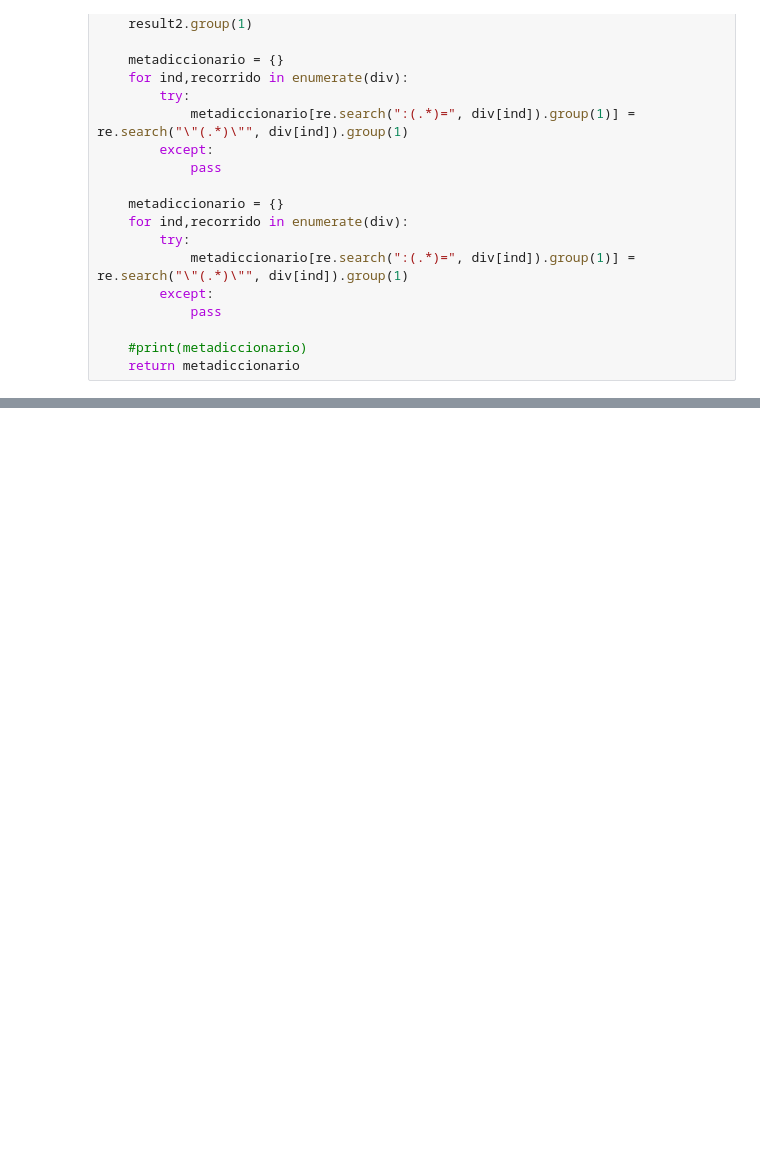
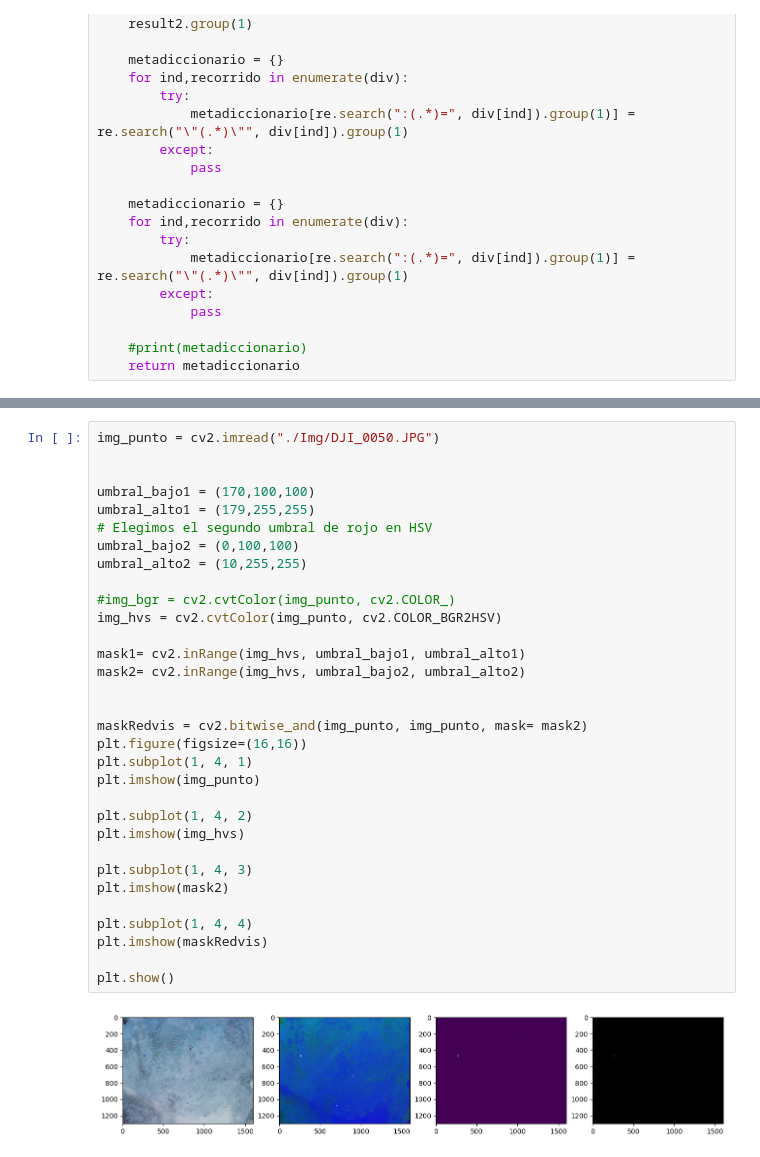
Before and after one commit to LuisGutierrez2203/RotarImagen, a Jupyter notebook: PuntoGps.ipynb, the cells around one changed output, grey strips where cells are left out. Cells and saved outputs as stored; diff of their text form; blank space fills up the shorter version.

```diff
--- a/PuntoGps.ipynb
+++ b/PuntoGps.ipynb
@@ -83,0 +84,34 @@ Latitud: 11.22621616, Longitud: -74.18506225
+# %%
+img_punto = cv2.imread("./Img/DJI_0050.JPG")
+
+
+umbral_bajo1 = (170,100,100)
+umbral_alto1 = (179,255,255)
+# Elegimos el segundo umbral de rojo en HSV
+umbral_bajo2 = (0,100,100)
+umbral_alto2 = (10,255,255)
+
+#img_bgr = cv2.cvtColor(img_punto, cv2.COLOR_)
+img_hvs = cv2.cvtColor(img_punto, cv2.COLOR_BGR2HSV)
+
+mask1= cv2.inRange(img_hvs, umbral_bajo1, umbral_alto1)
+mask2= cv2.inRange(img_hvs, umbral_bajo2, umbral_alto2)
+
+
+maskRedvis = cv2.bitwise_and(img_punto, img_punto, mask= mask2)
+plt.figure(figsize=(16,16))
+plt.subplot(1, 4, 1)
+plt.imshow(img_punto)
+
+plt.subplot(1, 4, 2)
+plt.imshow(img_hvs)
+
+plt.subplot(1, 4, 3)
+plt.imshow(mask2)
+
+plt.subplot(1, 4, 4)
+plt.imshow(maskRedvis)
+
+plt.show()
+# %% [output]
+[figure, added]
```
Also changed, not shown: parts of 3 cells of this notebook, 26 other files.
